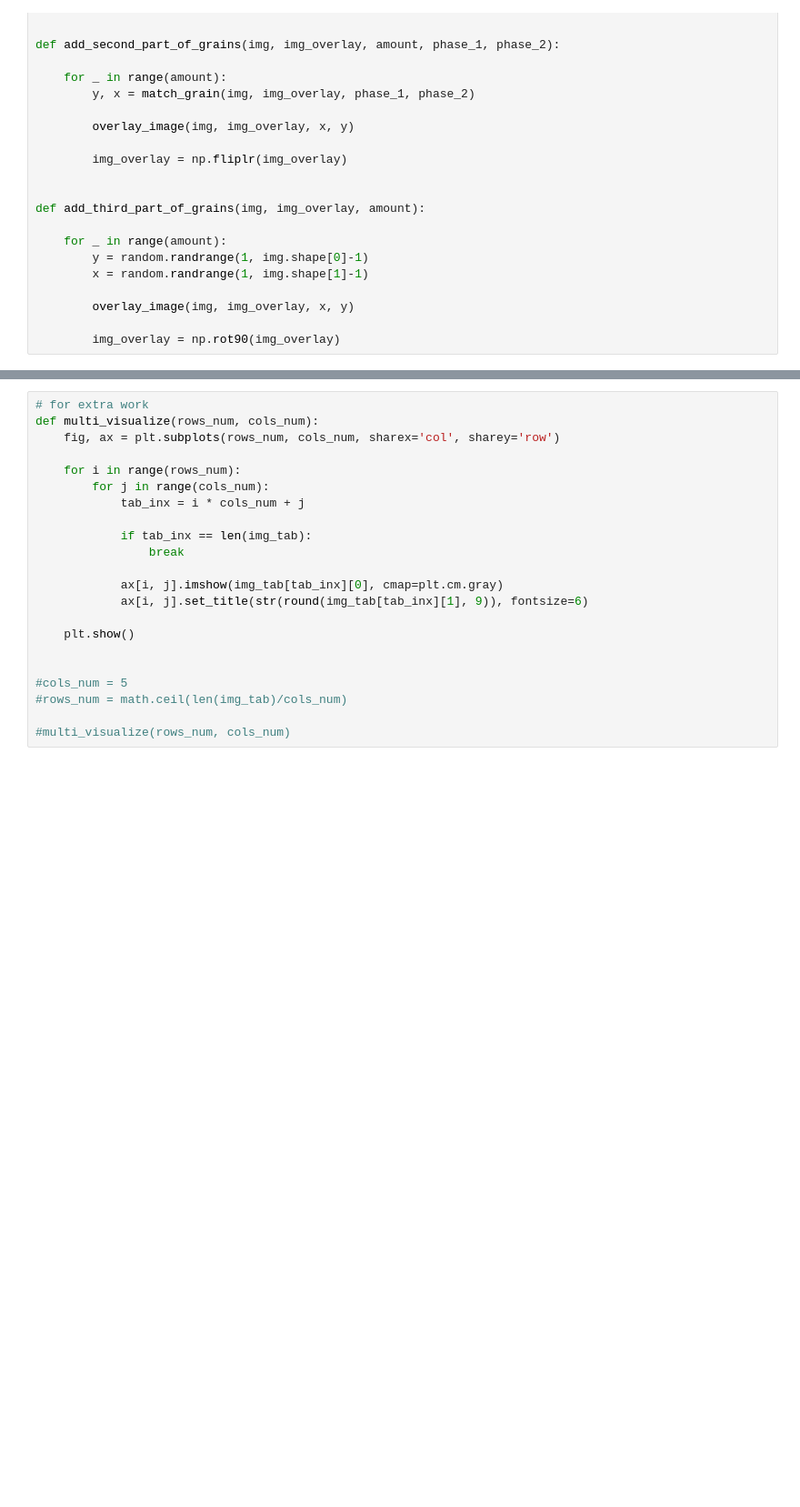
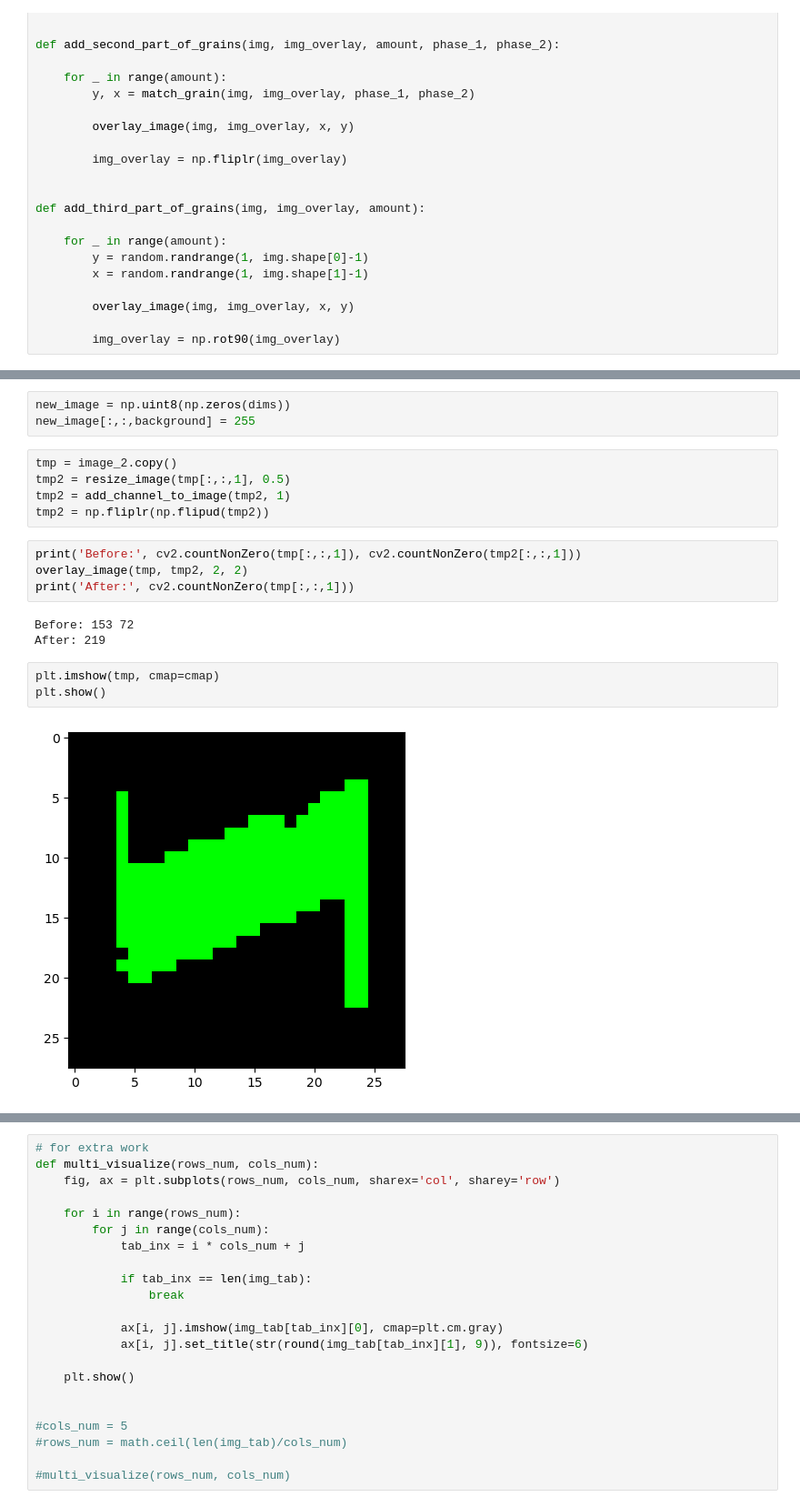
Before and after one commit to KrzysiekJa/grain-images-analytics, a Jupyter notebook: notebook.ipynb, the cells around one changed output, grey strips where cells are left out. Shown at 91% size. Drawn from its saved outputs; the diff is of its cells as text; blank space fills up the shorter version.

Commit message:
Added another image generation

```diff
--- a/notebook.ipynb
+++ b/notebook.ipynb
@@ -1401,0 +1402,20 @@ Part-per-thousand:  0.003 0.476 0.523
+# %%
+new_image = np.uint8(np.zeros(dims))
+new_image[:,:,background] = 255
+# %%
+tmp = image_2.copy()
+tmp2 = resize_image(tmp[:,:,1], 0.5)
+tmp2 = add_channel_to_image(tmp2, 1)
+tmp2 = np.fliplr(np.flipud(tmp2))
+# %%
+print('Before:', cv2.countNonZero(tmp[:,:,1]), cv2.countNonZero(tmp2[:,:,1]))
+overlay_image(tmp, tmp2, 2, 2)
+print('After:', cv2.countNonZero(tmp[:,:,1]))
+# %% [output]
+Before: 153 72
+After: 219
+# %%
+plt.imshow(tmp, cmap=cmap)
+plt.show()
+# %% [output]
+[figure, added]
```
Also changed, not shown: parts of 10 cells of this notebook.
